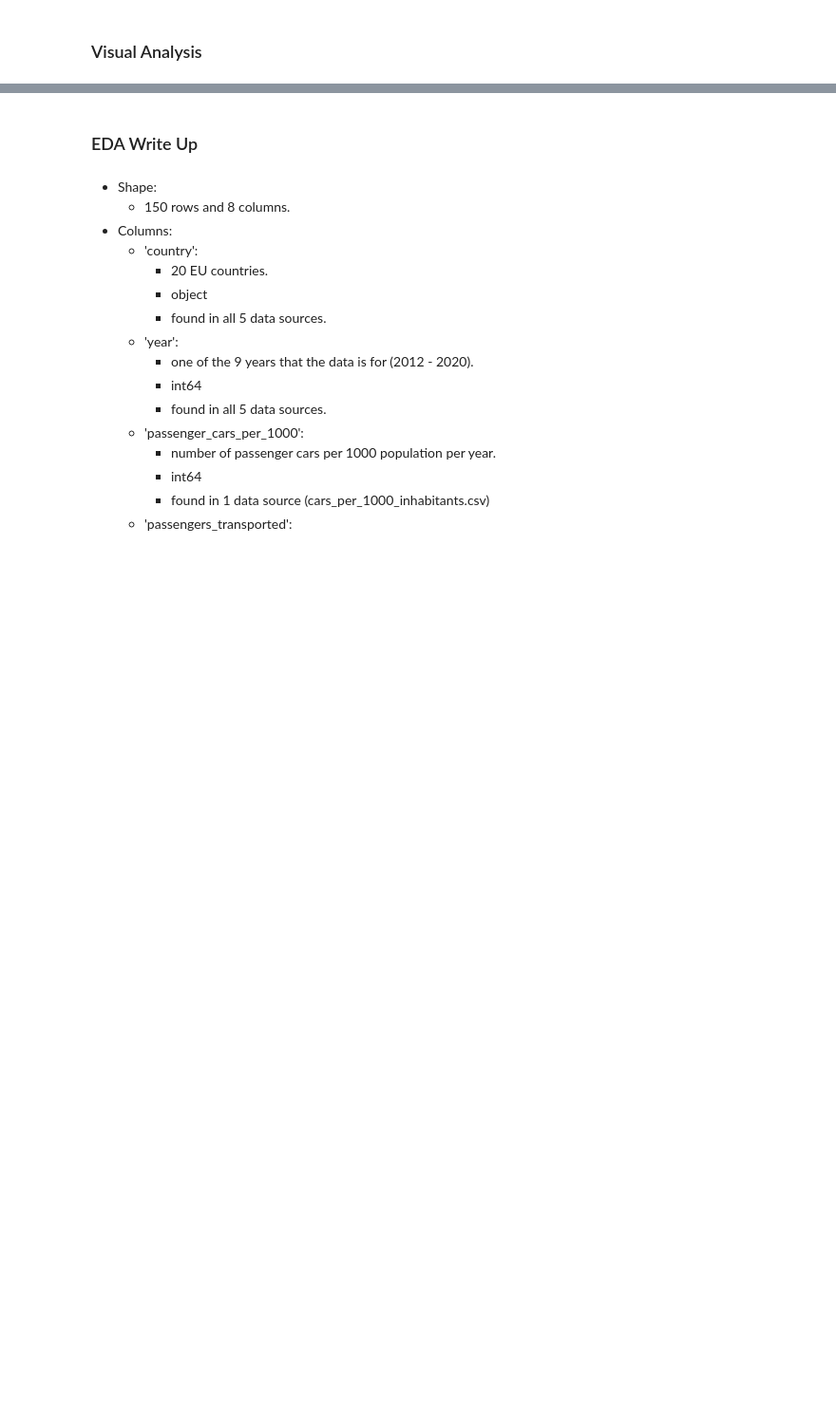
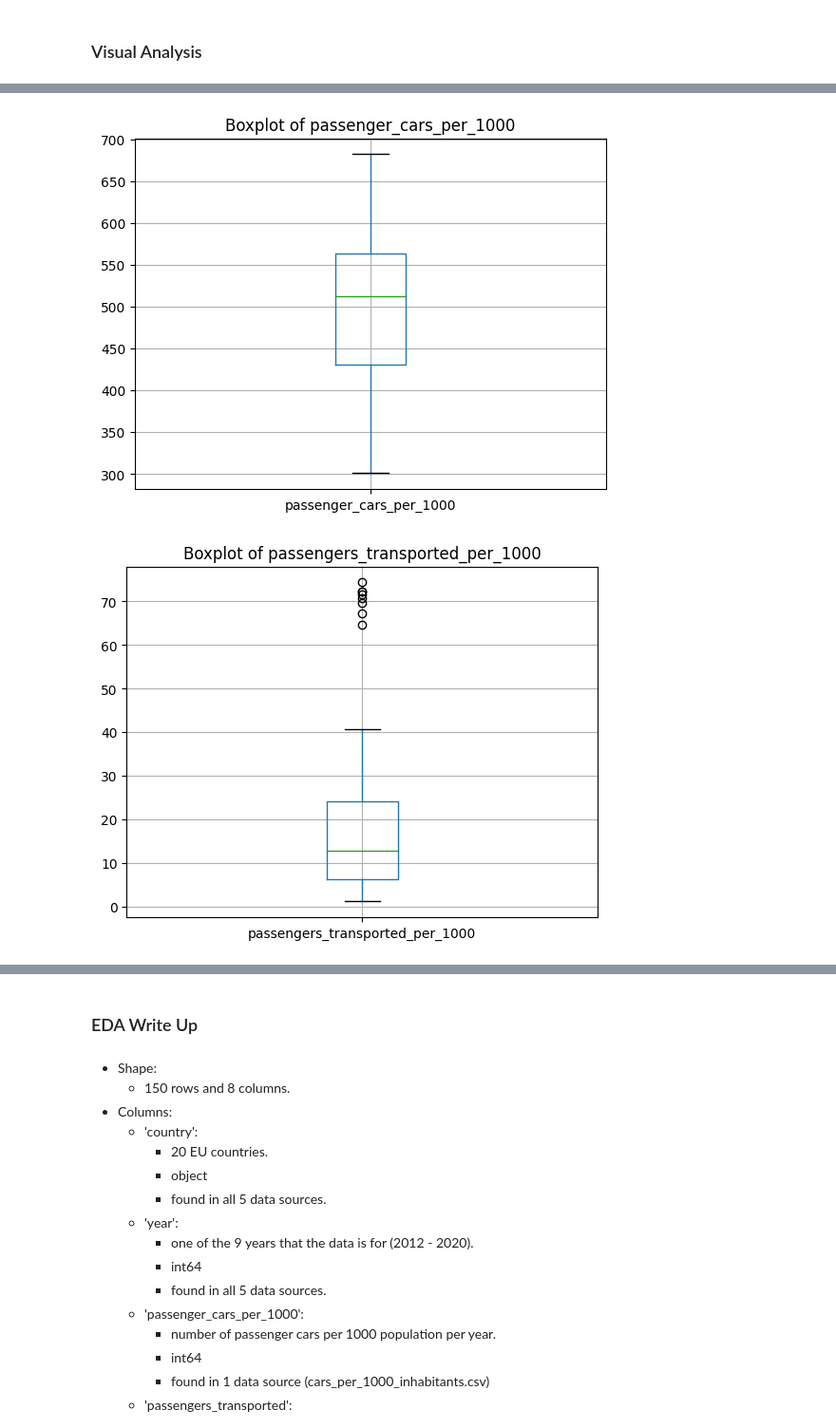
Before and after one commit to emanmozaffar/si618-final-project, a Jupyter notebook: tyler_clustering.ipynb, the cells around one changed output, grey strips where cells are left out. Shown at 95% size. Drawn from its saved outputs; the diff is of its cells as text; code cells hidden in the pictures; blank space fills up the shorter version.

```diff
--- a/tyler_clustering.ipynb
+++ b/tyler_clustering.ipynb
@@ -868,0 +833,15 @@ country_data[group_by_year].groupby(['year'], as_index=False).mean()
+# %%
+columns_to_plot = [
+        'passenger_cars_per_1000',
+        'passengers_transported_per_1000',
+        'inland_investment_per_1000',
+        'road_spending_per_1000',
+        'non_road_spending_per_1000']
+for column in columns_to_plot:
+    fig, ax = plt.subplots()
+    transportation_data[[column]].boxplot(ax=ax)
+    ax.set_title('Boxplot of {}'.format(column))
+    plt.show()
+# %% [output]
+[figure, added]
+[figure, added]
```
Also changed, not shown: parts of 26 cells of this notebook, 3 other files.
